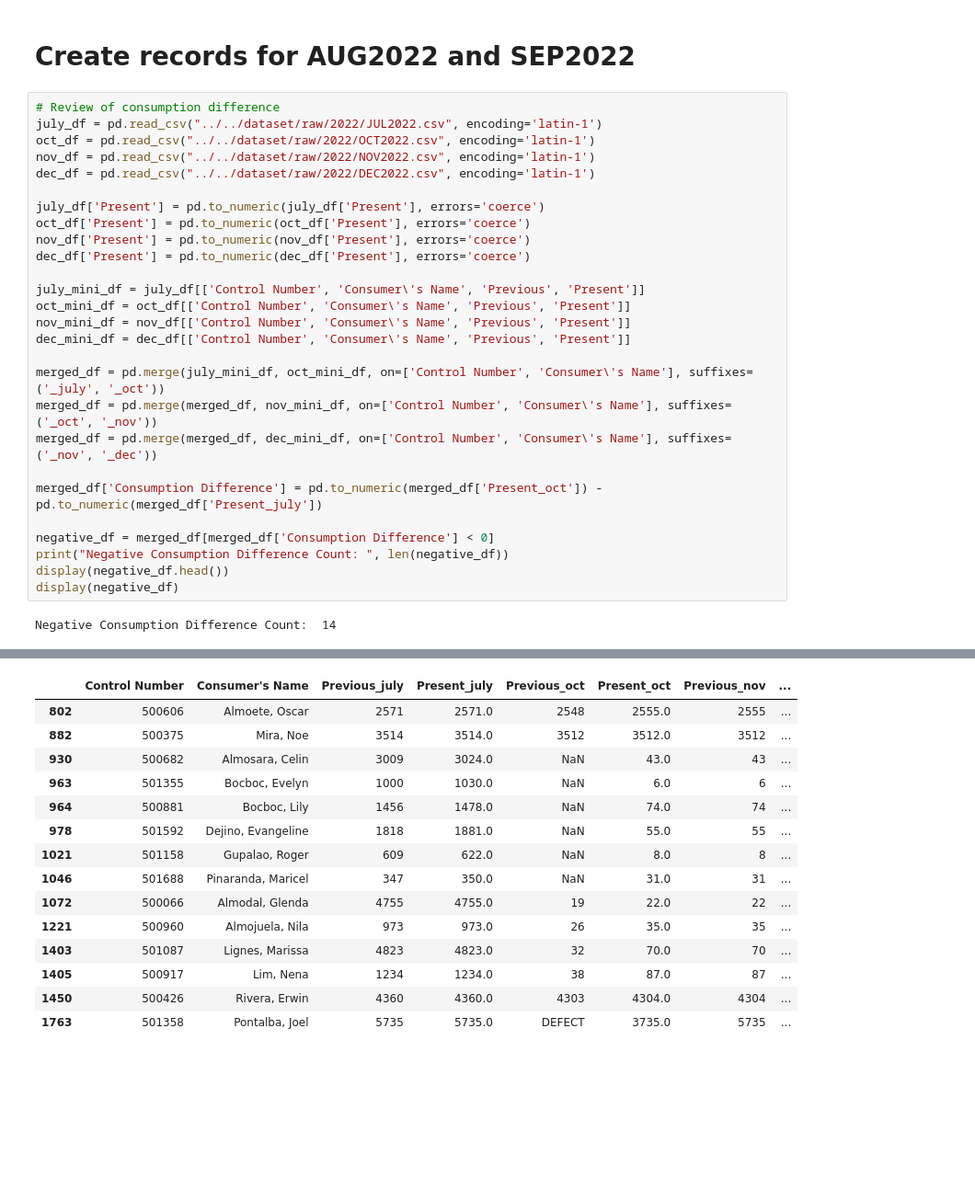
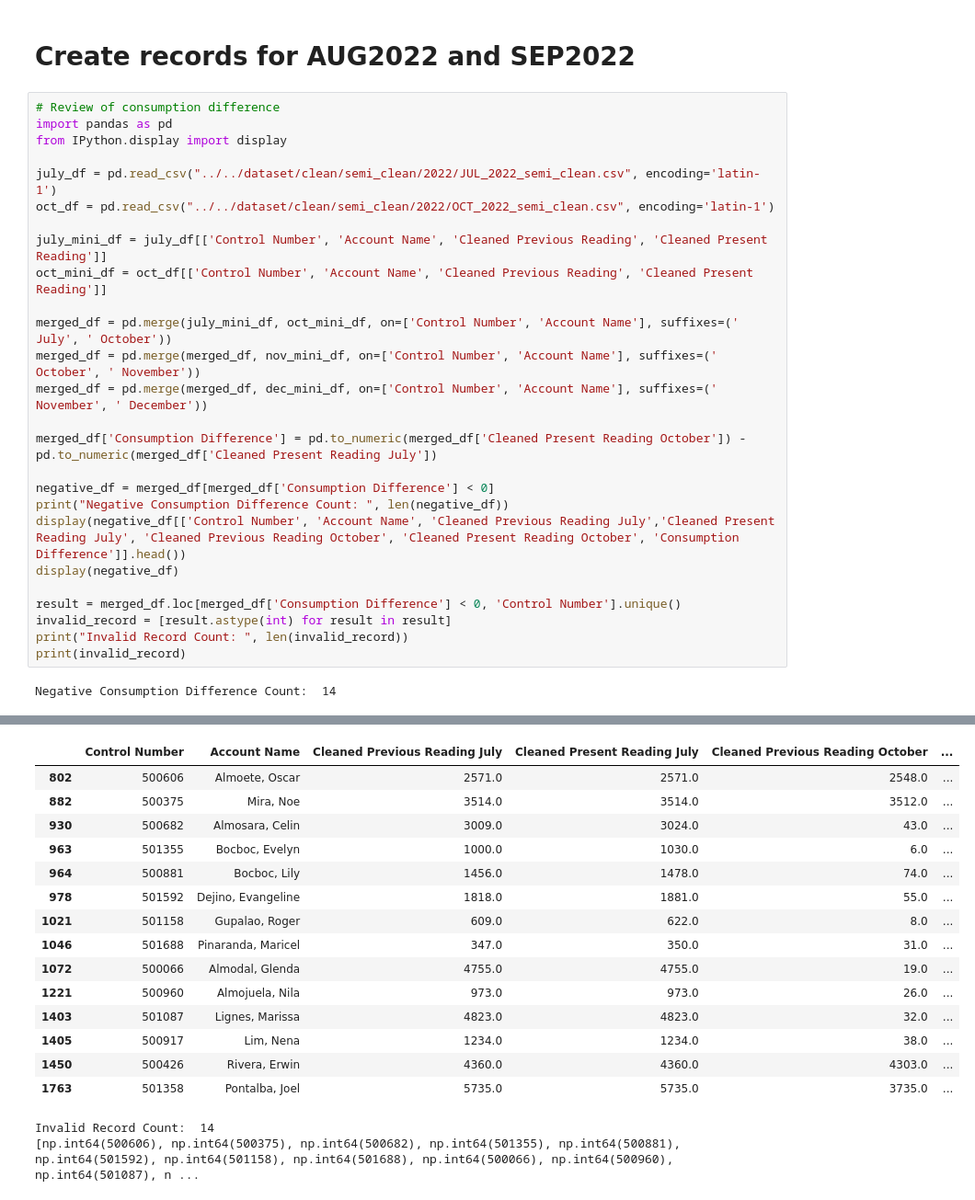
Before and after one commit to marcusAlmo/waterflow_model_training, a Jupyter notebook: data_preparation/v1/record_splitting.ipynb, the cells around one changed output, grey strips where cells are left out. Shown: that part at 92% size. Cells and saved outputs as stored; diff of their text form; blank space fills up the shorter version.

Commit message:
feat: added more robust excel compilation methods and record cleaning procedures

```diff
--- a/data_preparation/v1/record_splitting.ipynb
+++ b/data_preparation/v1/record_splitting.ipynb
@@ -329,30 +329,29 @@ Rows with missing values: 698
 # Create records for AUG2022 and SEP2022
 # %%
 # Review of consumption difference
-july_df = pd.read_csv("../../dataset/raw/2022/JUL2022.csv", encoding='latin-1')
-oct_df = pd.read_csv("../../dataset/raw/2022/OCT2022.csv", encoding='latin-1')
-nov_df = pd.read_csv("../../dataset/raw/2022/NOV2022.csv", encoding='latin-1')
-dec_df = pd.read_csv("../../dataset/raw/2022/DEC2022.csv", encoding='latin-1')
+import pandas as pd
+from IPython.display import display
 
-july_df['Present'] = pd.to_numeric(july_df['Present'], errors='coerce')
-oct_df['Present'] = pd.to_numeric(oct_df['Present'], errors='coerce')
-nov_df['Present'] = pd.to_numeric(nov_df['Present'], errors='coerce')
-dec_df['Present'] = pd.to_numeric(dec_df['Present'], errors='coerce')
+july_df = pd.read_csv("../../dataset/clean/semi_clean/2022/JUL_2022_semi_clean.csv", encoding='latin-1')
+oct_df = pd.read_csv("../../dataset/clean/semi_clean/2022/OCT_2022_semi_clean.csv", encoding='latin-1')
 
-july_mini_df = july_df[['Control Number', 'Consumer\'s Name', 'Previous', 'Present']]
-oct_mini_df = oct_df[['Control Number', 'Consumer\'s Name', 'Previous', 'Present']]
-nov_mini_df = nov_df[['Control Number', 'Consumer\'s Name', 'Previous', 'Present']]
-dec_mini_df = dec_df[['Control Number', 'Consumer\'s Name', 'Previous', 'Present']]
+july_mini_df = july_df[['Control Number', 'Account Name', 'Cleaned Previous Reading', 'Cleaned Present Reading']]
+oct_mini_df = oct_df[['Control Number', 'Account Name', 'Cleaned Previous Reading', 'Cleaned Present Reading']]
 
-merged_df = pd.merge(july_mini_df, oct_mini_df, on=['Control Number', 'Consumer\'s Name'], suffixes=('_july', '_oct'))
-merged_df = pd.merge(merged_df, nov_mini_df, on=['Control Number', 'Consumer\'s Name'], suffixes=('_oct', '_nov'))
-merged_df = pd.merge(merged_df, dec_mini_df, on=['Control Number', 'Consumer\'s Name'], suffixes=('_nov', '_dec'))
+merged_df = pd.merge(july_mini_df, oct_mini_df, on=['Control Number', 'Account Name'], suffixes=(' July', ' October'))
+merged_df = pd.merge(merged_df, nov_mini_df, on=['Control Number', 'Account Name'], suffixes=(' October', ' November'))
+merged_df = pd.merge(merged_df, dec_mini_df, on=['Control Number', 'Account Name'], suffixes=(' November', ' December'))
 
-merged_df['Consumption Difference'] = pd.to_numeric(merged_df['Present_oct']) - pd.to_numeric(merged_df['Present_july'])
+merged_df['Consumption Difference'] = pd.to_numeric(merged_df['Cleaned Present Reading October']) - pd.to_numeric(merged_df['Cleaned Present Reading July'])
 
 negative_df = merged_df[merged_df['Consumption Difference'] < 0]
 print("Negative Consumption Difference Count: ", len(negative_df))
-display(negative_df.head())
+display(negative_df[['Control Number', 'Account Name', 'Cleaned Previous Reading July','Cleaned Present Reading July', 'Cleaned Previous Reading October', 'Cleaned Present Reading October', 'Consumption Difference']].head())
 display(negative_df)
+
+result = merged_df.loc[merged_df['Consumption Difference'] < 0, 'Control Number'].unique()
+invalid_record = [result.astype(int) for result in result]
+print("Invalid Record Count: ", len(invalid_record))
+print(invalid_record)
 # %% [output]
 Negative Consumption Difference Count:  14
@@ -365,15 +364,17 @@ Negative Consumption Difference Count:  14
-|  | Control Number | Consumer's Name | Previous_july | Present_july | Previous_oct | Present_oct | Previous_nov | ... |
-| 802 | 500606 | Almoete, Oscar | 2571 | 2571.0 | 2548 | 2555.0 | 2555 | ... |
-| 882 | 500375 | Mira, Noe | 3514 | 3514.0 | 3512 | 3512.0 | 3512 | ... |
-| 930 | 500682 | Almosara, Celin | 3009 | 3024.0 | NaN | 43.0 | 43 | ... |
-| 963 | 501355 | Bocboc, Evelyn | 1000 | 1030.0 | NaN | 6.0 | 6 | ... |
-| 964 | 500881 | Bocboc, Lily | 1456 | 1478.0 | NaN | 74.0 | 74 | ... |
-| 978 | 501592 | Dejino, Evangeline | 1818 | 1881.0 | NaN | 55.0 | 55 | ... |
-| 1021 | 501158 | Gupalao, Roger | 609 | 622.0 | NaN | 8.0 | 8 | ... |
-| 1046 | 501688 | Pinaranda, Maricel | 347 | 350.0 | NaN | 31.0 | 31 | ... |
-| 1072 | 500066 | Almodal, Glenda | 4755 | 4755.0 | 19 | 22.0 | 22 | ... |
-| 1221 | 500960 | Almojuela, Nila | 973 | 973.0 | 26 | 35.0 | 35 | ... |
-| 1403 | 501087 | Lignes, Marissa | 4823 | 4823.0 | 32 | 70.0 | 70 | ... |
-| 1405 | 500917 | Lim, Nena | 1234 | 1234.0 | 38 | 87.0 | 87 | ... |
-| 1450 | 500426 | Rivera, Erwin | 4360 | 4360.0 | 4303 | 4304.0 | 4304 | ... |
-| 1763 | 501358 | Pontalba, Joel | 5735 | 5735.0 | DEFECT | 3735.0 | 5735 | ... |
+|  | Control Number | Account Name | Cleaned Previous Reading July | Cleaned Present Reading July | Cleaned Previous Reading October | ... |
+| 802 | 500606 | Almoete, Oscar | 2571.0 | 2571.0 | 2548.0 | ... |
+| 882 | 500375 | Mira, Noe | 3514.0 | 3514.0 | 3512.0 | ... |
+| 930 | 500682 | Almosara, Celin | 3009.0 | 3024.0 | 43.0 | ... |
+| 963 | 501355 | Bocboc, Evelyn | 1000.0 | 1030.0 | 6.0 | ... |
+| 964 | 500881 | Bocboc, Lily | 1456.0 | 1478.0 | 74.0 | ... |
+| 978 | 501592 | Dejino, Evangeline | 1818.0 | 1881.0 | 55.0 | ... |
+| 1021 | 501158 | Gupalao, Roger | 609.0 | 622.0 | 8.0 | ... |
+| 1046 | 501688 | Pinaranda, Maricel | 347.0 | 350.0 | 31.0 | ... |
+| 1072 | 500066 | Almodal, Glenda | 4755.0 | 4755.0 | 19.0 | ... |
+| 1221 | 500960 | Almojuela, Nila | 973.0 | 973.0 | 26.0 | ... |
+| 1403 | 501087 | Lignes, Marissa | 4823.0 | 4823.0 | 32.0 | ... |
+| 1405 | 500917 | Lim, Nena | 1234.0 | 1234.0 | 38.0 | ... |
+| 1450 | 500426 | Rivera, Erwin | 4360.0 | 4360.0 | 4303.0 | ... |
+| 1763 | 501358 | Pontalba, Joel | 5735.0 | 5735.0 | 3735.0 | ... |
+Invalid Record Count:  14
+[np.int64(500606), np.int64(500375), np.int64(500682), np.int64(501355), np.int64(500881), np.int64(501592), np.int64(501158), np.int64(501688), np.int64(500066), np.int64(500960), np.int64(501087), n ...
```
Also changed, not shown: parts of 17 cells of this notebook, 3 other files.
